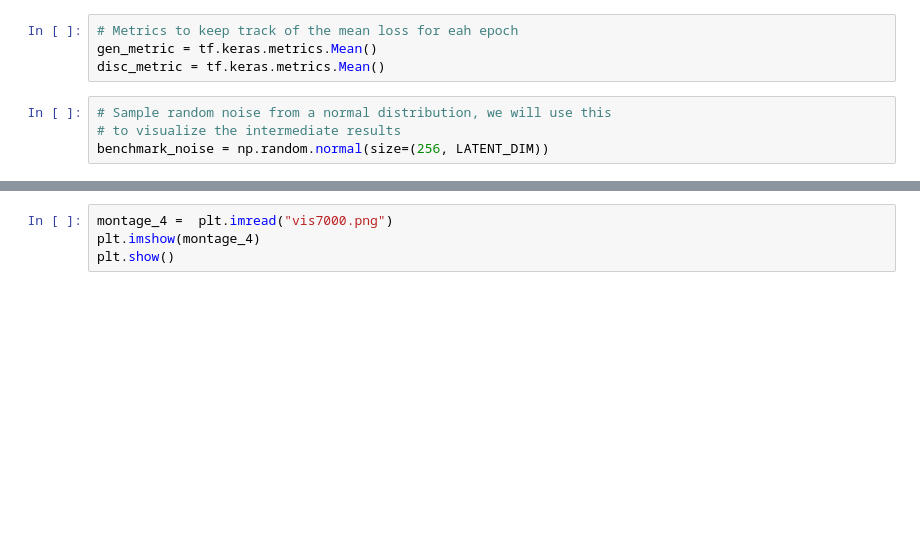
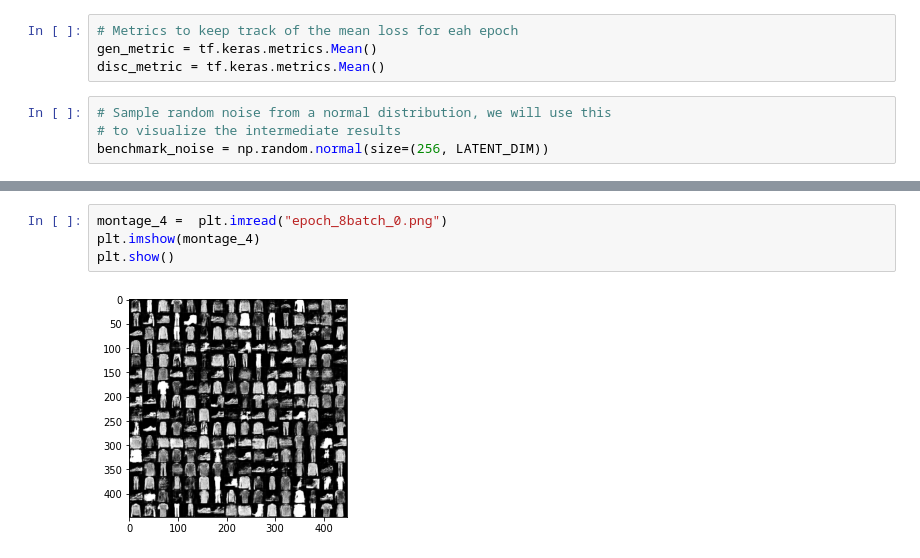
Before and after one commit to sayakpaul/GAN-Hacks, a Jupyter notebook: WGAN_GP_Experimentation.ipynb, the cells around one changed output, grey strips where cells are left out. Saved outputs shown, nothing was run; the diff lists cells and outputs as text; blank space fills up the shorter version.

```diff
--- a/WGAN_GP_Experimentation.ipynb
+++ b/WGAN_GP_Experimentation.ipynb
@@ -329,5 +333,7 @@ plt.show()
 # %%
-montage_4 =  plt.imread("vis7000.png")
+montage_4 =  plt.imread("epoch_8batch_0.png")
 plt.imshow(montage_4)
 plt.show()
+# %% [output]
+[figure, added]
 # %%
```
Also changed, not shown: parts of 14 cells of this notebook.
